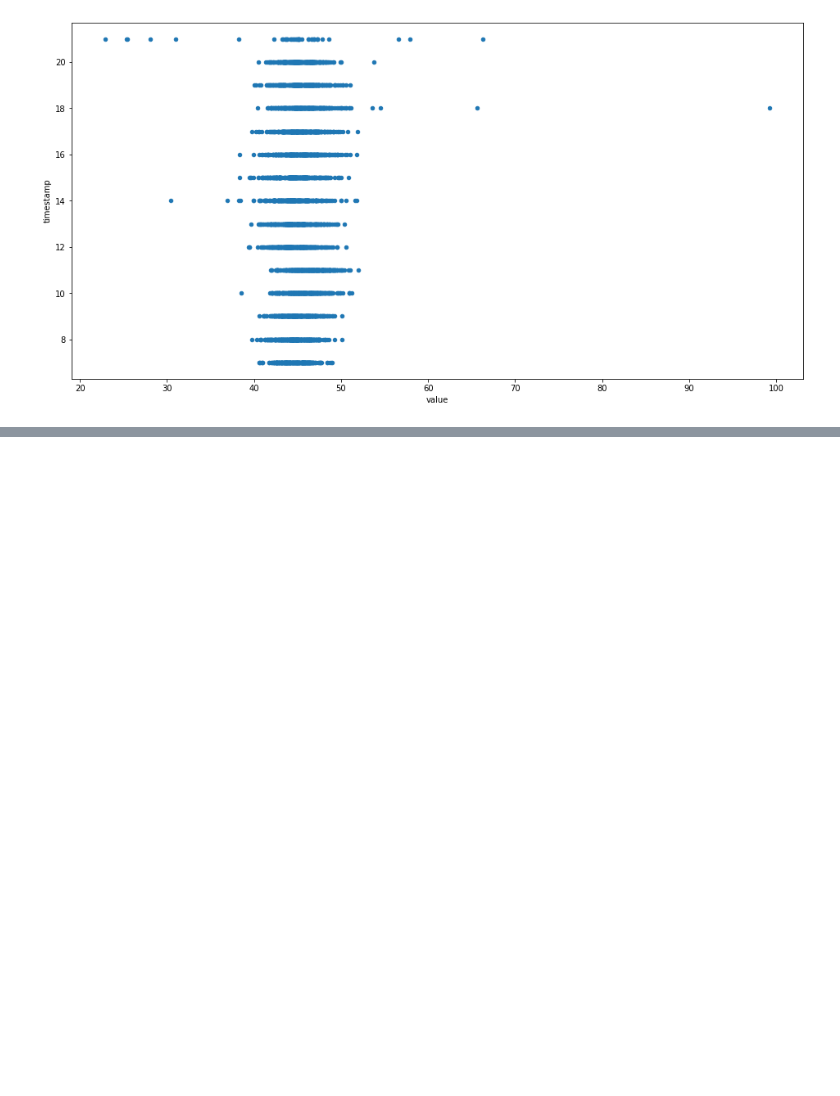
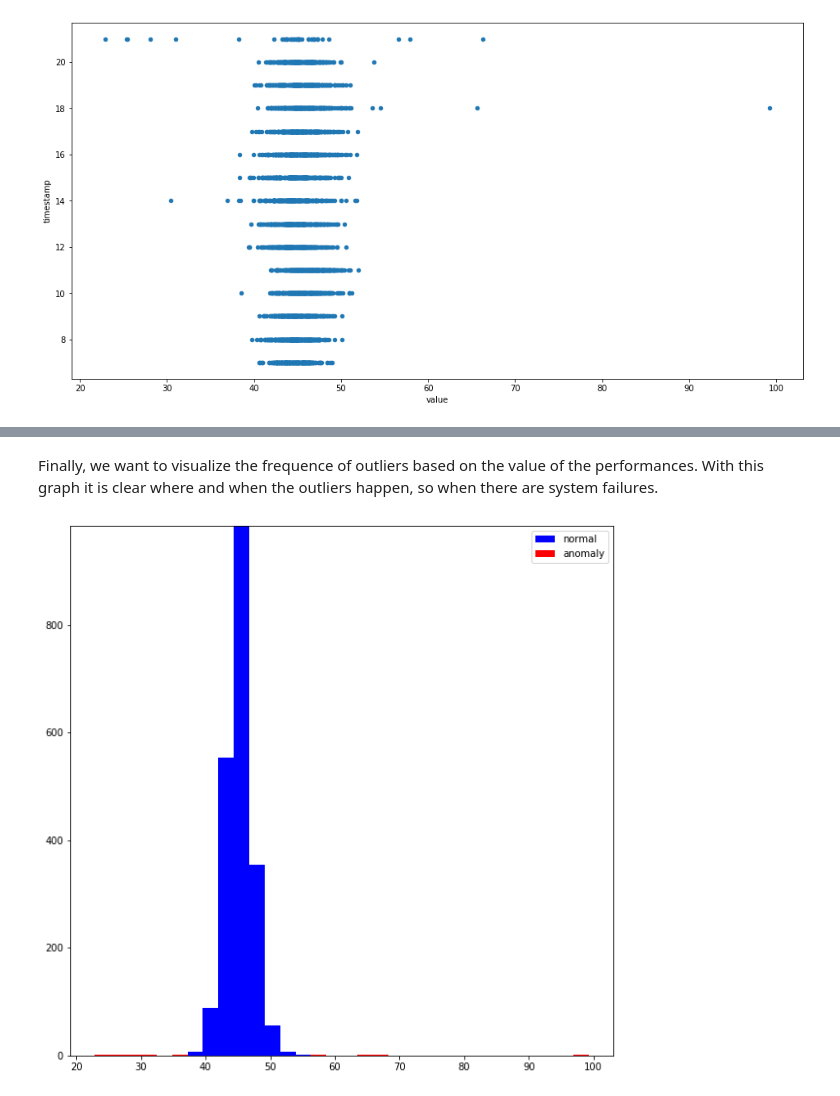
Before and after one commit to adrianomundo/II2202-research-methodology-scientific-writing, a Jupyter notebook: Quantitative_ex_aws.ipynb, the cells around one changed output, grey strips where cells are left out. Saved outputs shown, nothing was run; the diff lists cells and outputs as text; code cells hidden in the pictures; blank space fills up the shorter version.

```diff
--- a/Quantitative_ex_aws.ipynb
+++ b/Quantitative_ex_aws.ipynb
@@ -141,0 +312,12 @@ plt.show()
+# %% [markdown]
+Finally, we want to visualize the frequence of outliers based on the value of the performances. With this graph it is clear where and when the outliers happen, so when there are system failures.
+# %%
+a = df.loc[df['outlier'] == 0, 'value']
+b = df.loc[df['outlier'] == 1, 'value']
+
+fig, axs = plt.subplots()
+axs.hist([a,b], bins=32, stacked=True, color=['blue', 'red'], label=['normal', 'anomaly'])
+plt.legend()
+plt.show()
+# %% [output]
+[figure, added]
```
Also changed, not shown: parts of 19 cells of this notebook, 2 other files.
